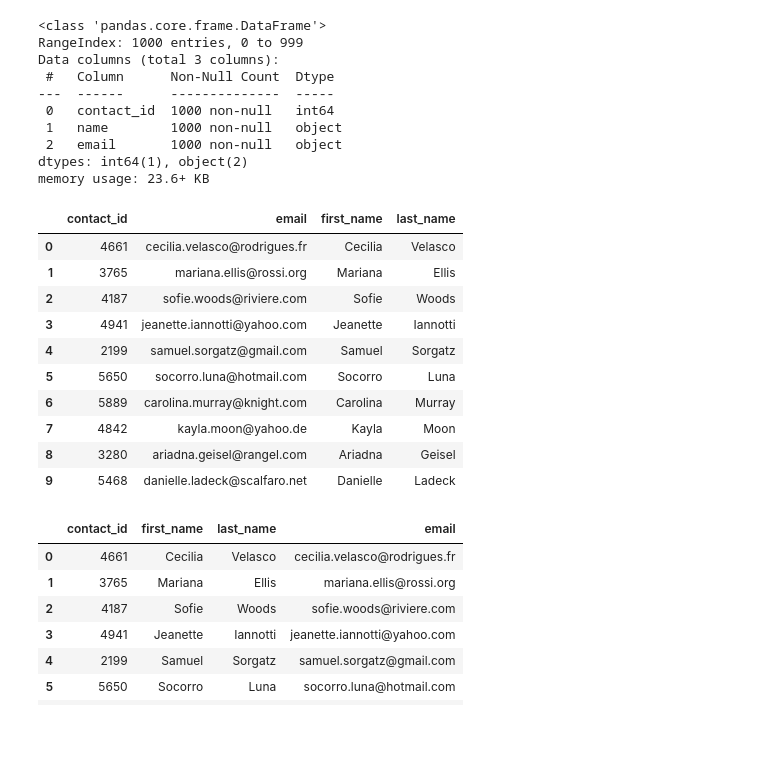
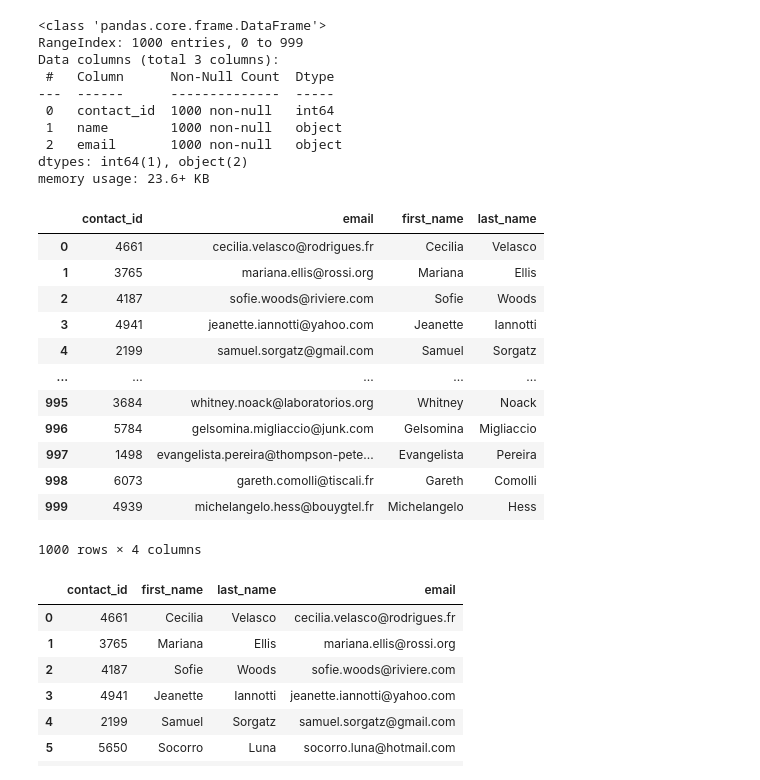
Before and after one commit to rabellan/Crowdfunding_ETL, a Jupyter notebook: ETL_Mini_Project_RAbellano.ipynb, the cells around one changed output. Drawn from its saved outputs; the diff is of its cells as text; code cells hidden in the pictures; blank space fills up the shorter version.

```diff
--- a/ETL_Mini_Project_RAbellano.ipynb
+++ b/ETL_Mini_Project_RAbellano.ipynb
@@ -340,7 +340,10 @@ campaign_cleaned.to_csv("Resources/campaign.csv", index=False)
 # %% [markdown]
 ### Extract the contacts.xlsx Data.
 # %%
-# Read the data into a Pandas DataFrame. Use the `header=2` parameter when reading in the data.
-contact_info_df = pd.read_excel('Resources/contacts.xlsx', header=2)
+# Read the data into a Pandas DataFrame. Use the `header=3` parameter when reading in the data.
+# Note - `header=3` is important because there is a blank lline between the header and the first data cell row
+contact_info_df = pd.read_excel('Resources/contacts.xlsx', header=3)
 contact_info_df.head(10)
+
+# the name of the ONLY column in contact_info_df DataFrame is "contact_info"
 # %% [output]
@@ -372,6 +389,12 @@ Then export the DataFrame as a `contacts.csv` CSV file.
 import json
 dict_values = []
 
+# Parse the JSON string in 'contact_info' row in 'contact_info_df' DataFrame
+# i is the index  and row is 'contact_info'
+for i, row in contact_info_df.iterrows():
+    contact_info_dictionary = json.loads(row['contact_info'])
+    line = [value for key, value in contact_info_dictionary.items()] # list comprehension loop through contact_info_dictionary
+    dict_values.append(line) # append value from 'line' into dict_values list
 
 # Print out the list of values for each row.
 print(dict_values)
@@ -380,6 +403,9 @@ print(dict_values)
 # %%
 # Create a contact_info DataFrame and add each list of values, i.e., each row
 # to the 'contact_id', 'name', 'email' columns.
+contact_df = pd.DataFrame(dict_values, columns=['contact_id', 'name', 'email'])
+#contact_df.tail()
+contact_df.head(5)
 # %% [output]
 |  | contact_id | name | email |
 | 0 | 4661 | Cecilia Velasco | cecilia.velasco@rodrigues.fr |
@@ -402,20 +430,27 @@ dtypes: int64(1), object(2)
 memory usage: 23.6+ KB
 # %%
 # Create a "first"name" and "last_name" column with the first and last names from the "name" column.
-
+# Split the name column into 'first_name' and 'last_name' using the space as delimiter
+contact_df[['first_name', 'last_name']] = contact_df['name'].str.split(' ', n=1, expand=True)
 
 # Drop the contact_name column
+# Make sure to drop just 1 column
+contacts_df_clean = contact_df.drop(['name'], axis=1)
+
+contacts_df_clean
 # %% [output]
 |  | contact_id | email | first_name | last_name |
 | 0 | 4661 | cecilia.velasco@rodrigues.fr | Cecilia | Velasco |
 | 1 | 3765 | mariana.ellis@rossi.org | Mariana | Ellis |
 | 2 | 4187 | sofie.woods@riviere.com | Sofie | Woods |
 | 3 | 4941 | jeanette.iannotti@yahoo.com | Jeanette | Iannotti |
 | 4 | 2199 | samuel.sorgatz@gmail.com | Samuel | Sorgatz |
-| 5 | 5650 | socorro.luna@hotmail.com | Socorro | Luna |
-| 6 | 5889 | carolina.murray@knight.com | Carolina | Murray |
-| 7 | 4842 | kayla.moon@yahoo.de | Kayla | Moon |
-| 8 | 3280 | ariadna.geisel@rangel.com | Ariadna | Geisel |
-| 9 | 5468 | danielle.ladeck@scalfaro.net | Danielle | Ladeck |
+| ... | ... | ... | ... | ... |
+| 995 | 3684 | whitney.noack@laboratorios.org | Whitney | Noack |
+| 996 | 5784 | gelsomina.migliaccio@junk.com | Gelsomina | Migliaccio |
+| 997 | 1498 | evangelista.pereira@thompson-pete... | Evangelista | Pereira |
+| 998 | 6073 | gareth.comolli@tiscali.fr | Gareth | Comolli |
+| 999 | 4939 | michelangelo.hess@bouygtel.fr | Michelangelo | Hess |
+1000 rows × 4 columns
 # %%
 # Reorder the columns
```
Also changed, not shown: parts of 15 cells of this notebook, 2 other files.
